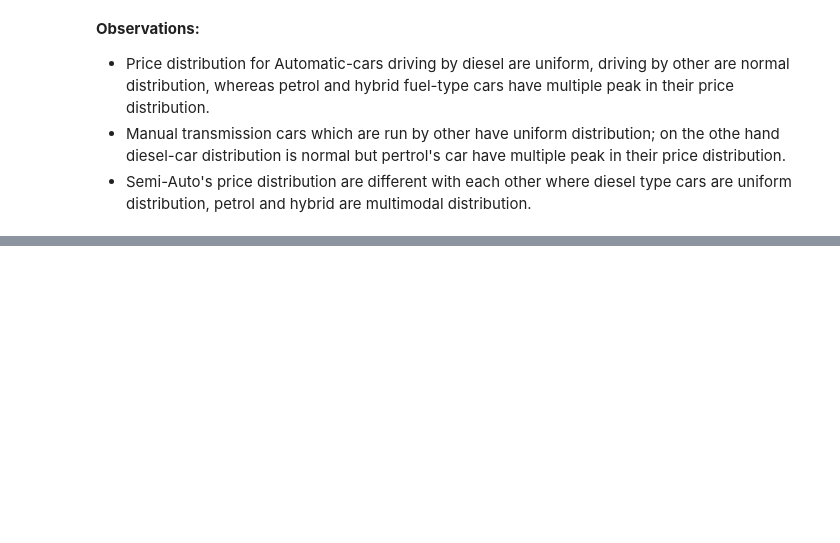
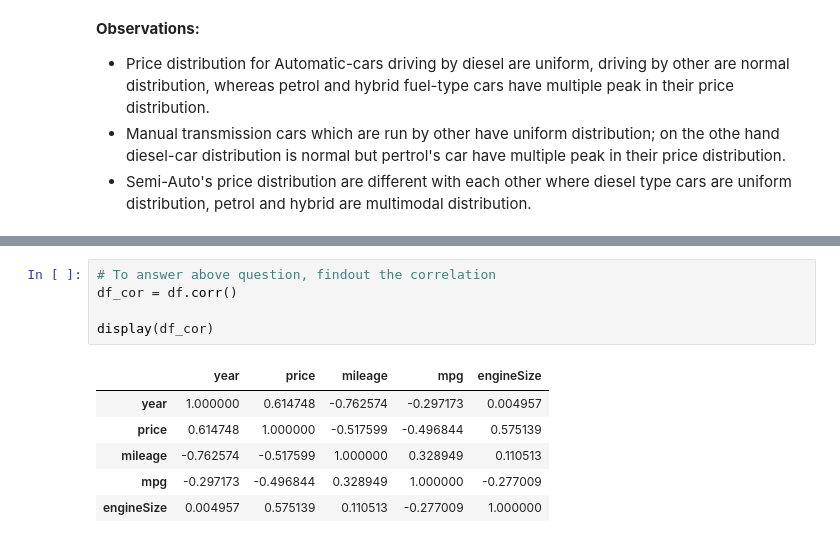
Before and after one commit to zim10/VW-used-car-analysis, a Jupyter notebook: VW_used_car_EDA.ipynb, the cells around one changed output, grey strips where cells are left out. Cells and saved outputs as stored; diff of their text form; blank space fills up the shorter version.

```diff
--- a/VW_used_car_EDA.ipynb
+++ b/VW_used_car_EDA.ipynb
@@ -686,0 +697,12 @@ plt.show()
+# %%
+# To answer above question, findout the correlation
+df_cor = df.corr()
+
+display(df_cor)
+# %% [output]
+|  | year | price | mileage | mpg | engineSize |
+| year | 1.000000 | 0.614748 | -0.762574 | -0.297173 | 0.004957 |
+| price | 0.614748 | 1.000000 | -0.517599 | -0.496844 | 0.575139 |
+| mileage | -0.762574 | -0.517599 | 1.000000 | 0.328949 | 0.110513 |
+| mpg | -0.297173 | -0.496844 | 0.328949 | 1.000000 | -0.277009 |
+| engineSize | 0.004957 | 0.575139 | 0.110513 | -0.277009 | 1.000000 |
```
Also changed, not shown: parts of 20 cells of this notebook.
